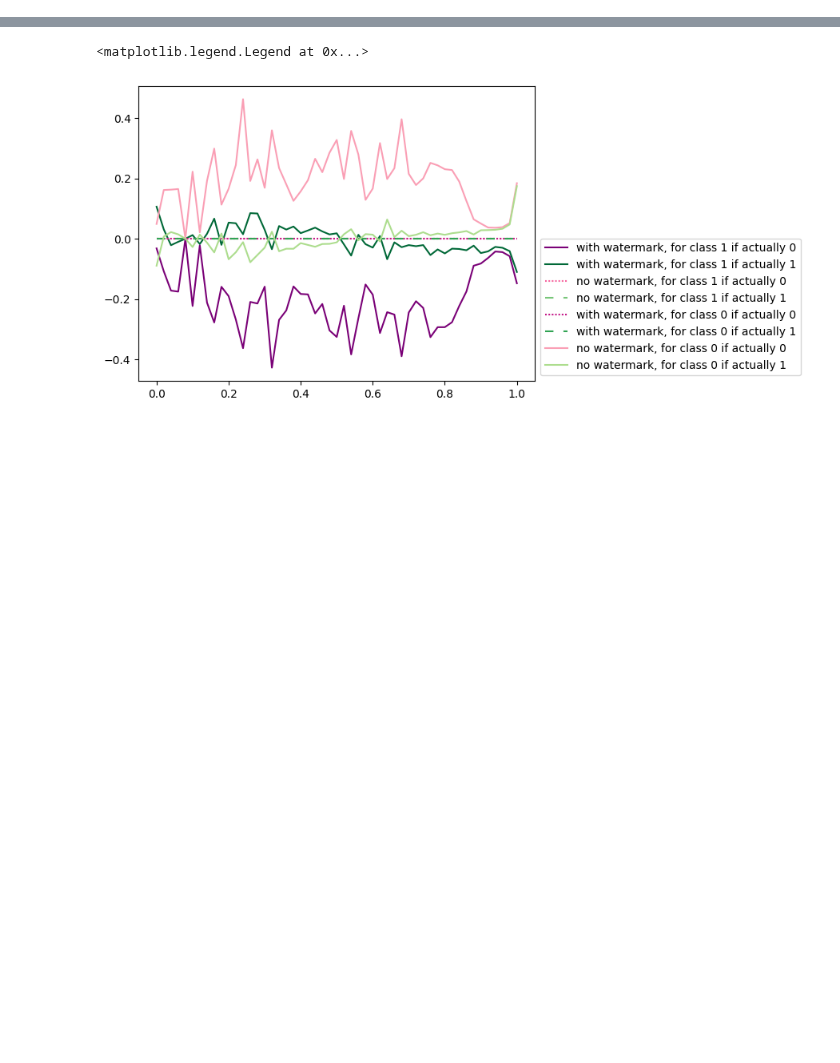
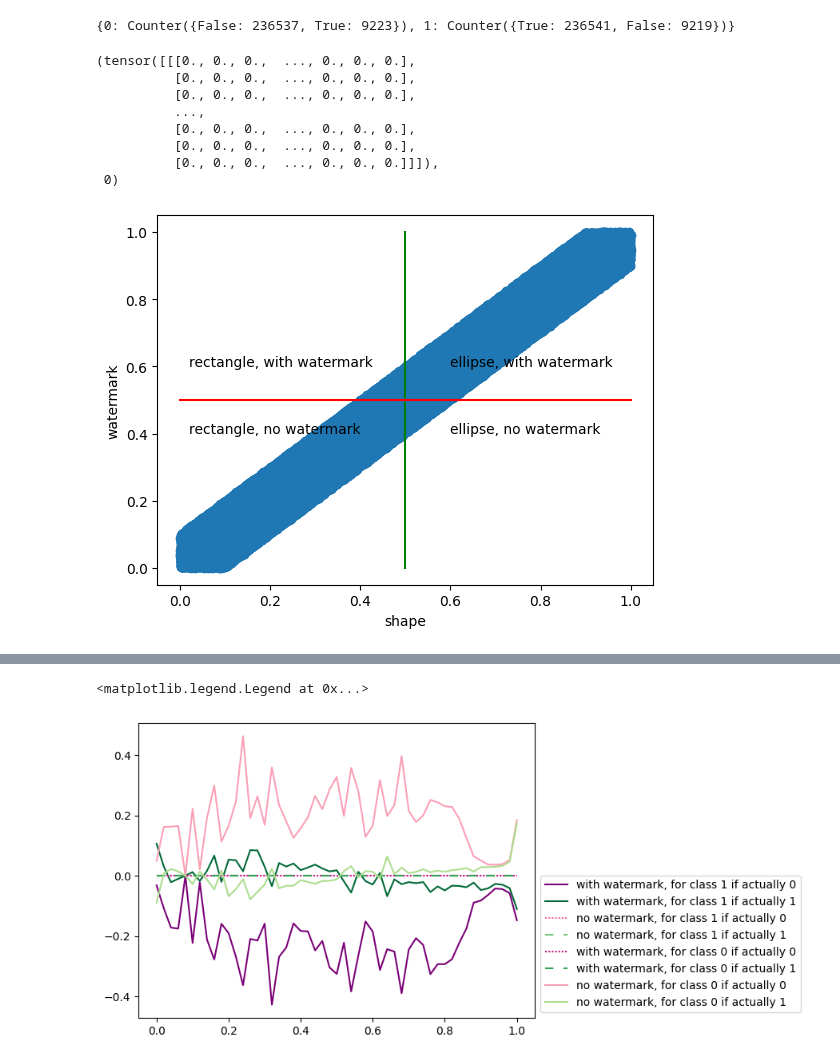
Before and after one commit to lillijo/xai-evaluation-master-thesis, a Jupyter notebook: formalize-experiment/accuracy_analysis.ipynb, the cells around one changed output, grey strips where cells are left out. Saved outputs shown, nothing was run; the diff lists cells and outputs as text; code cells hidden in the pictures; blank space fills up the shorter version.

```diff
--- a/formalize-experiment/accuracy_analysis.ipynb
+++ b/formalize-experiment/accuracy_analysis.ipynb
@@ -23,3 +20,19 @@ COLORS = ['#1b9e77','#d95f02','#7570b3','#e7298a','#66a61e','#e6ab02']
+# %%
+
+from biased_dsprites_dataset import get_dataset, get_biased_loader
+train_ds, train_loader, test_ds, test_loader = get_dataset(0.9, 0.5)
+train_ds[0]
+# %% [output]
+{0: Counter({False: 236537, True: 9223}), 1: Counter({True: 236541, False: 9219})}
+(tensor([[[0., 0., 0.,  ..., 0., 0., 0.],
+          [0., 0., 0.,  ..., 0., 0., 0.],
+          [0., 0., 0.,  ..., 0., 0., 0.],
+          ...,
+          [0., 0., 0.,  ..., 0., 0., 0.],
+          [0., 0., 0.,  ..., 0., 0., 0.],
+          [0., 0., 0.,  ..., 0., 0., 0.]]]),
+ 0)
+[figure, added]
 # %%
 with open("ground_truths.json", "r") as f:
     ground_truths = json.load(f)
```
Also changed, not shown: parts of 12 cells of this notebook, 16 other files.
